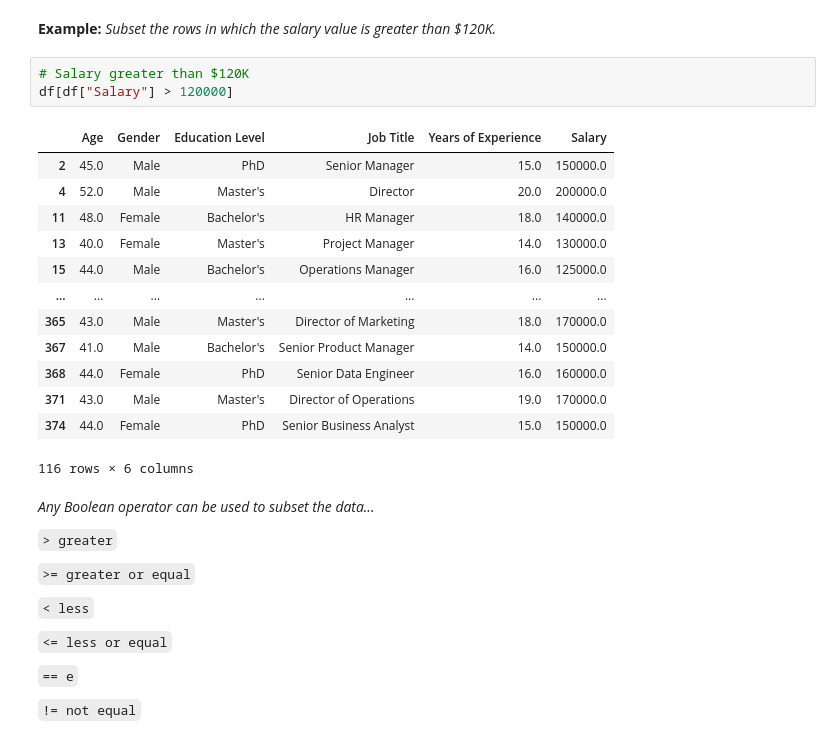
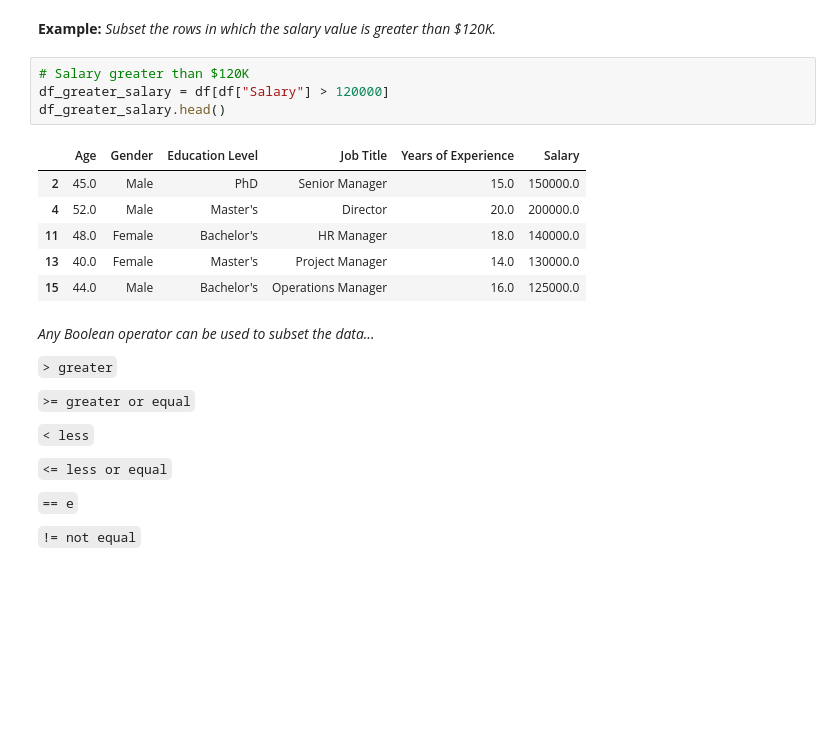
Before and after one commit to MYTE21/AI.Ultron, a Jupyter notebook: (1) Introduction to NN/(1.1) Python for Data Analysis/(1.1.1) Python for Data Analysis.ipynb, the cells around one changed output. Saved outputs shown, nothing was run; the diff lists cells and outputs as text; blank space fills up the shorter version.

```diff
--- a/(1) Introduction to NN/(1.1) Python for Data Analysis/(1.1.1) Python for Data Analysis.ipynb
+++ b/(1) Introduction to NN/(1.1) Python for Data Analysis/(1.1.1) Python for Data Analysis.ipynb
@@ -365,21 +365,15 @@ To subset the data, we can apply Boolean indexing. This indexing is commonly kno
 **Example:** *Subset the rows in which the salary value is greater than $120K.*
 # %%
 # Salary greater than $120K
-df[df["Salary"] > 120000]
+df_greater_salary = df[df["Salary"] > 120000]
+df_greater_salary.head()
 # %% [output]
 |  | Age | Gender | Education Level | Job Title | Years of Experience | Salary |
 | 2 | 45.0 | Male | PhD | Senior Manager | 15.0 | 150000.0 |
 | 4 | 52.0 | Male | Master's | Director | 20.0 | 200000.0 |
 | 11 | 48.0 | Female | Bachelor's | HR Manager | 18.0 | 140000.0 |
 | 13 | 40.0 | Female | Master's | Project Manager | 14.0 | 130000.0 |
 | 15 | 44.0 | Male | Bachelor's | Operations Manager | 16.0 | 125000.0 |
-| ... | ... | ... | ... | ... | ... | ... |
-| 365 | 43.0 | Male | Master's | Director of Marketing | 18.0 | 170000.0 |
-| 367 | 41.0 | Male | Bachelor's | Senior Product Manager | 14.0 | 150000.0 |
-| 368 | 44.0 | Female | PhD | Senior Data Engineer | 16.0 | 160000.0 |
-| 371 | 43.0 | Male | Master's | Director of Operations | 19.0 | 170000.0 |
-| 374 | 44.0 | Female | PhD | Senior Business Analyst | 15.0 | 150000.0 |
-116 rows × 6 columns
 # %% [markdown]
 *Any Boolean operator can be used to subset the data...*
 
```
Also changed, not shown: parts of 14 cells of this notebook.
